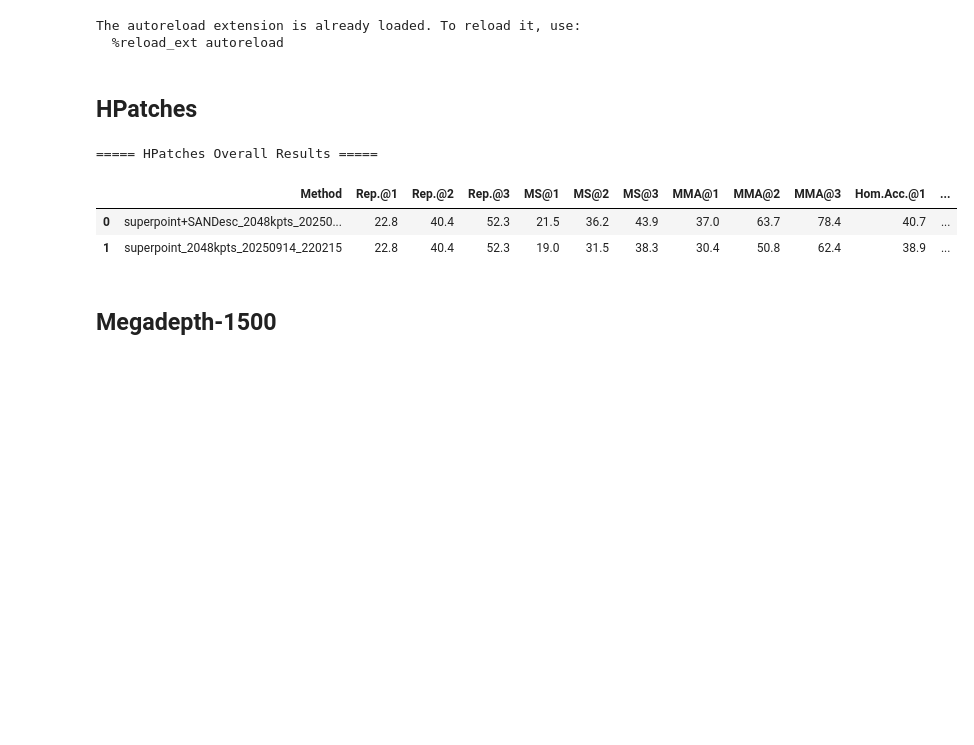
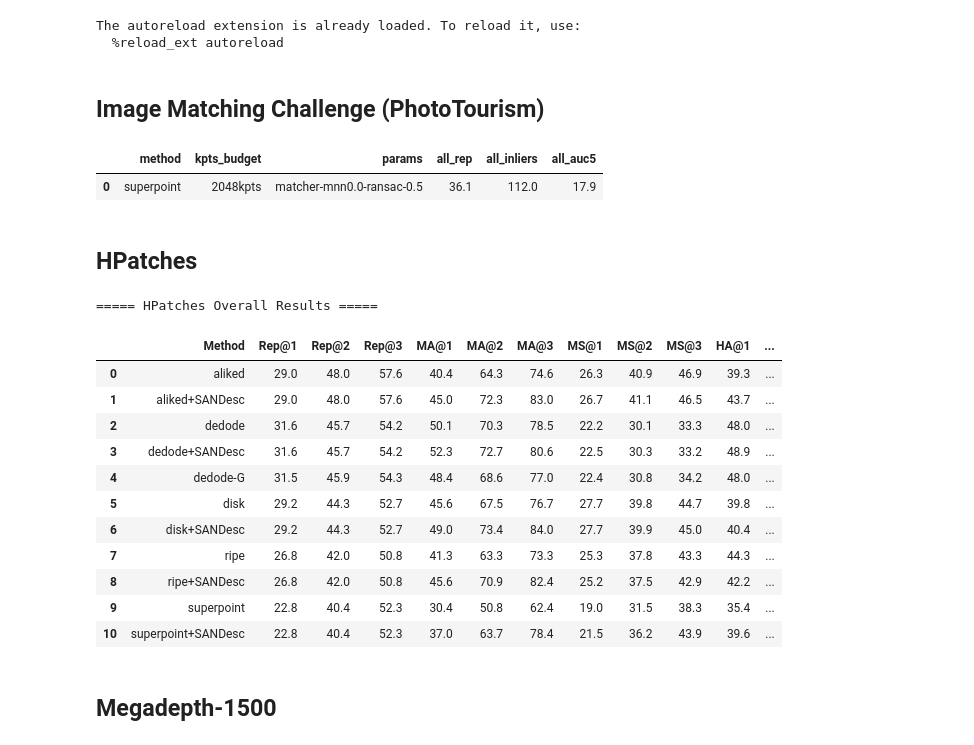
Before and after one commit to mattiadurso/keypoints_factory, a Jupyter notebook: benchmarks/read_results.ipynb, the cells around one changed output. Drawn from its saved outputs; the diff is of its cells as text; code cells hidden in the pictures; blank space fills up the shorter version.

```diff
--- a/benchmarks/read_results.ipynb
+++ b/benchmarks/read_results.ipynb
@@ -8,19 +6,39 @@ import pandas as pd
 # %% [output]
 The autoreload extension is already loaded. To reload it, use:
   %reload_ext autoreload
+# %% [markdown]
+## Image Matching Challenge (PhotoTourism)
+# %%
+from imc.imc_benchmark_utils import load_imc_results
+
+res_path = "imc/image-matching-benchmark/packed-test"
+
+results = load_imc_results(res_path, return_df=True, all_scenes=False, auc_th=5)
+results
+# %% [output]
+|  | method | kpts_budget | params | all_rep | all_inliers | all_auc5 |
+| 0 | superpoint | 2048kpts | matcher-mnn0.0-ransac-0.5 | 36.1 | 112.0 | 17.9 |
 # %% [markdown]
 ## HPatches
 # %%
 from benchmark_utils import display_hpatches_results
 
 print("===== HPatches Overall Results =====")
-df_overall = display_hpatches_results(partition='overall')
-df_overall
+display_hpatches_results(partition='overall', ths=[1, 2, 3], tostring=False)  # Display results for thresholds 1, 2, and 3
 # %% [output]
 ===== HPatches Overall Results =====
-|  | Method | Rep.@1 | Rep.@2 | Rep.@3 | MS@1 | MS@2 | MS@3 | MMA@1 | MMA@2 | MMA@3 | Hom.Acc.@1 | ... |
-| 0 | superpoint+SANDesc_2048kpts_20250... | 22.8 | 40.4 | 52.3 | 21.5 | 36.2 | 43.9 | 37.0 | 63.7 | 78.4 | 40.7 | ... |
-| 1 | superpoint_2048kpts_20250914_220215 | 22.8 | 40.4 | 52.3 | 19.0 | 31.5 | 38.3 | 30.4 | 50.8 | 62.4 | 38.9 | ... |
+|  | Method | Rep@1 | Rep@2 | Rep@3 | MA@1 | MA@2 | MA@3 | MS@1 | MS@2 | MS@3 | HA@1 | ... |
+| 0 | aliked | 29.0 | 48.0 | 57.6 | 40.4 | 64.3 | 74.6 | 26.3 | 40.9 | 46.9 | 39.3 | ... |
+| 1 | aliked+SANDesc | 29.0 | 48.0 | 57.6 | 45.0 | 72.3 | 83.0 | 26.7 | 41.1 | 46.5 | 43.7 | ... |
+| 2 | dedode | 31.6 | 45.7 | 54.2 | 50.1 | 70.3 | 78.5 | 22.2 | 30.1 | 33.3 | 48.0 | ... |
+| 3 | dedode+SANDesc | 31.6 | 45.7 | 54.2 | 52.3 | 72.7 | 80.6 | 22.5 | 30.3 | 33.2 | 48.9 | ... |
+| 4 | dedode-G | 31.5 | 45.9 | 54.3 | 48.4 | 68.6 | 77.0 | 22.4 | 30.8 | 34.2 | 48.0 | ... |
+| 5 | disk | 29.2 | 44.3 | 52.7 | 45.6 | 67.5 | 76.7 | 27.7 | 39.8 | 44.7 | 39.8 | ... |
+| 6 | disk+SANDesc | 29.2 | 44.3 | 52.7 | 49.0 | 73.4 | 84.0 | 27.7 | 39.9 | 45.0 | 40.4 | ... |
+| 7 | ripe | 26.8 | 42.0 | 50.8 | 41.3 | 63.3 | 73.3 | 25.3 | 37.8 | 43.3 | 44.3 | ... |
+| 8 | ripe+SANDesc | 26.8 | 42.0 | 50.8 | 45.6 | 70.9 | 82.4 | 25.2 | 37.5 | 42.9 | 42.2 | ... |
+| 9 | superpoint | 22.8 | 40.4 | 52.3 | 30.4 | 50.8 | 62.4 | 19.0 | 31.5 | 38.3 | 35.4 | ... |
+| 10 | superpoint+SANDesc | 22.8 | 40.4 | 52.3 | 37.0 | 63.7 | 78.4 | 21.5 | 36.2 | 43.9 | 39.6 | ... |
 # %% [markdown]
 ## Megadepth-1500
 # %%
```
Also changed, not shown: parts of 4 cells of this notebook, 5 other files.
